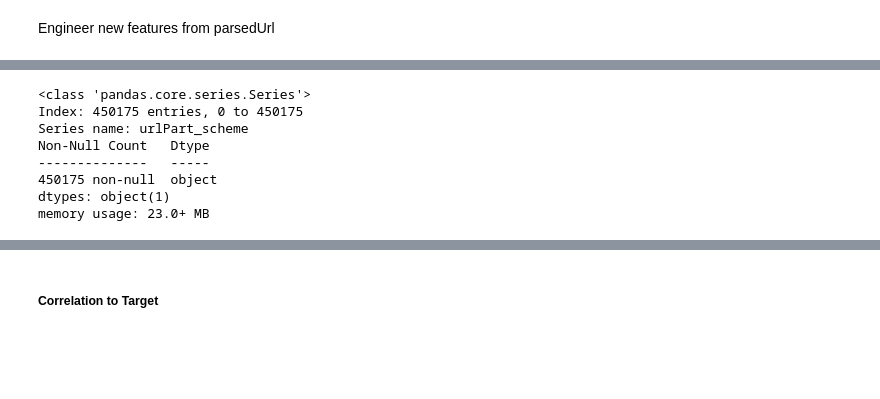
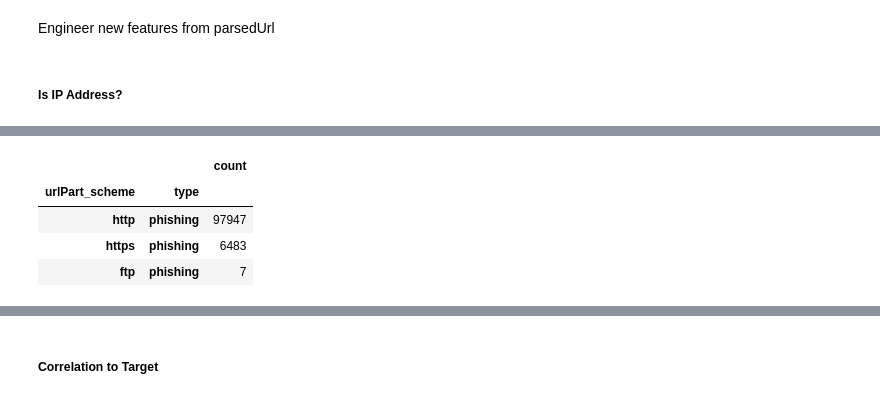
Before and after one commit to mdgarber/DetectPhishURL, a Jupyter notebook: DetectPhishURL/notebooks/detectPhishUrl.ipynb, the cells around one changed output, grey strips where cells are left out. Cells and saved outputs as stored; diff of their text form; code cells hidden in the pictures; blank space fills up the shorter version.

```diff
--- a/DetectPhishURL/notebooks/detectPhishUrl.ipynb
+++ b/DetectPhishURL/notebooks/detectPhishUrl.ipynb
@@ -328,6 +328,8 @@ urlData['urlPart_query'] = urlData['parsedUrl'].apply(lambda urlObj : urlObj.que
 
 # create feature - fragement
 urlData['urlPart_fragment'] = urlData['parsedUrl'].apply(lambda urlObj : urlObj.fragment)
+# %% [markdown]
+##### Is IP Address?
 # %%
 # check if netloc is an IP address function
 def is_ip_address(netloc):
@@ -350,13 +352,14 @@ urlData.head()
 | 3 | https://www.baidu.com | legitimate | (https, www.baidu.com, , , , ) | https | www | baidu | com |  |  | ... |
 | 4 | https://www.wikipedia.org | legitimate | (https, www.wikipedia.org, , , , ) | https | www | wikipedia | org |  |  | ... |
 # %%
-#urlData['urlPart_scheme'].info()
+# indices of all phish urls
+isPhishIdx = urlData[urlData['type'] == 'phishing'].index
-# %% [output]
-<class 'pandas.core.series.Series'>
-Index: 450175 entries, 0 to 450175
-Series name: urlPart_scheme
-Non-Null Count   Dtype
---------------   -----
-450175 non-null  object
-dtypes: object(1)
-memory usage: 23.0+ MB
+# %%
+# Top phishing schemes
+pd.DataFrame(urlData[['urlPart_scheme', 'type']].loc[isPhishIdx].value_counts()).head()
+# %% [output]
+|  |  | count |
+| urlPart_scheme | type |  |
+| http | phishing | 97947 |
+| https | phishing | 6483 |
+| ftp | phishing | 7 |
```
Also changed, not shown: parts of 5 cells of this notebook.
